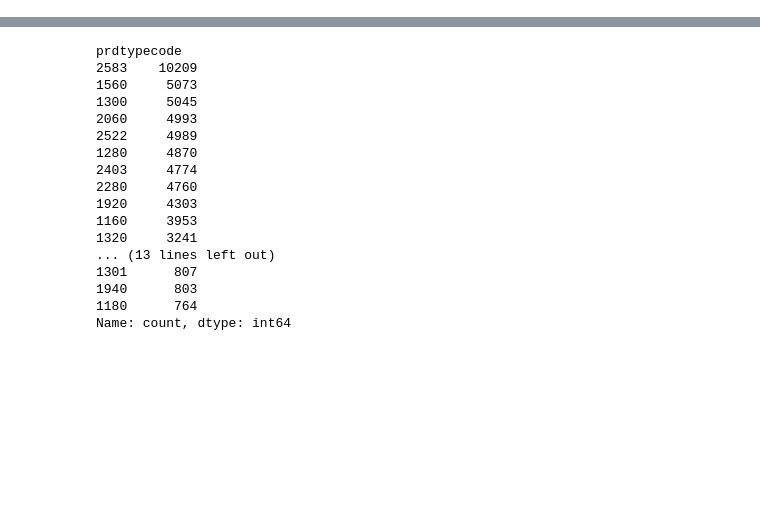
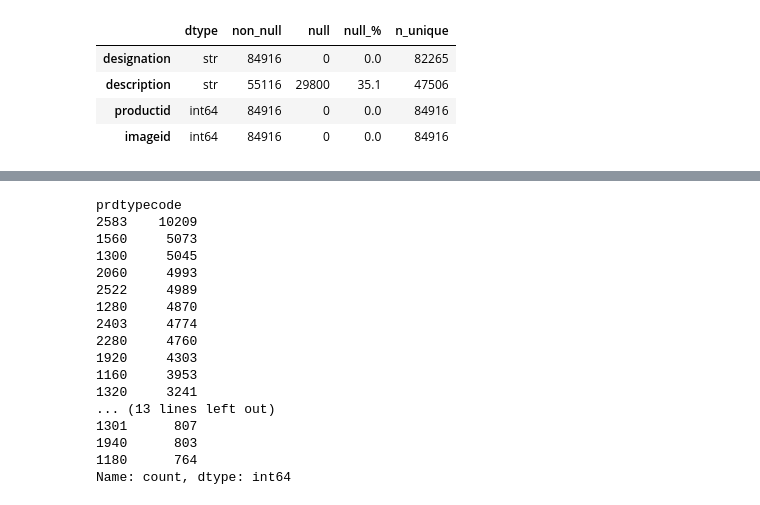
Before and after one commit to kameleeto/challenge_Rakuten, a Jupyter notebook: notebooks/1-exploration.ipynb, the cells around one changed output, grey strips where cells are left out. Saved outputs shown, nothing was run; the diff lists cells and outputs as text; code cells hidden in the pictures; blank space fills up the shorter version.

```diff
--- a/notebooks/1-exploration.ipynb
+++ b/notebooks/1-exploration.ipynb
@@ -39,2 +45,17 @@ memory usage: 3.2+ MB
+# %%
+quality = pd.DataFrame({
+    'dtype':       df.dtypes,
+    'non_null':    df.notna().sum(),
+    'null':        df.isna().sum(),
+    'null_%':      (df.isna().mean() * 100).round(1),
+    'n_unique':    df.nunique(),
+})
+quality
+# %% [output]
+|  | dtype | non_null | null | null_% | n_unique |
+| designation | str | 84916 | 0 | 0.0 | 82265 |
+| description | str | 55116 | 29800 | 35.1 | 47506 |
+| productid | int64 | 84916 | 0 | 0.0 | 84916 |
+| imageid | int64 | 84916 | 0 | 0.0 | 84916 |
 # %%
 df_y = pd.read_csv("../data/Y_train_CVw08PX.csv", index_col=0)
```
Also changed, not shown: parts of 4 cells of this notebook.
